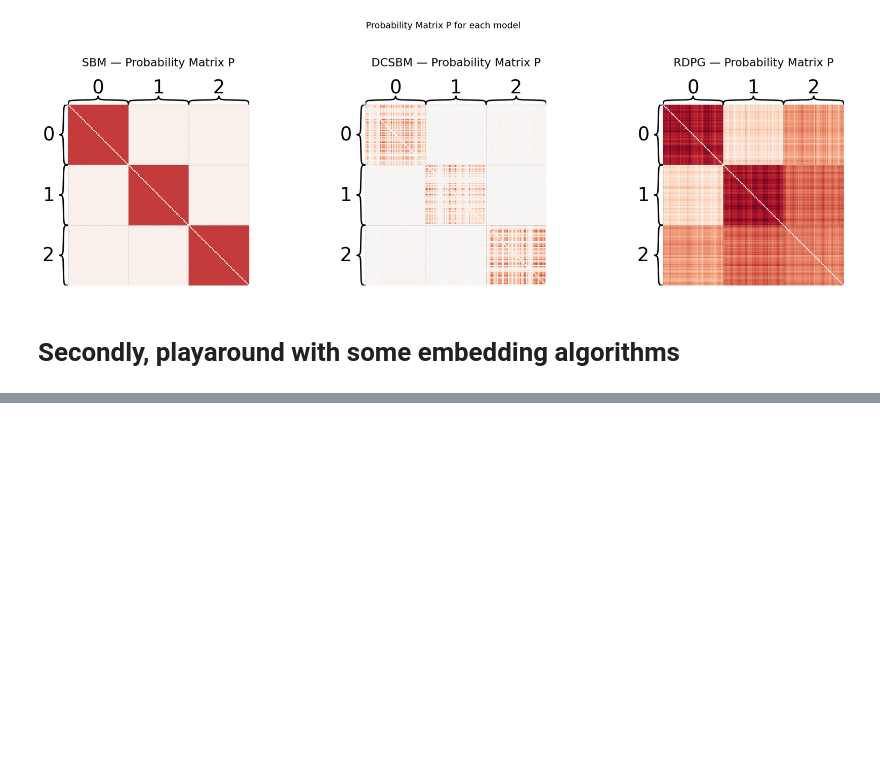
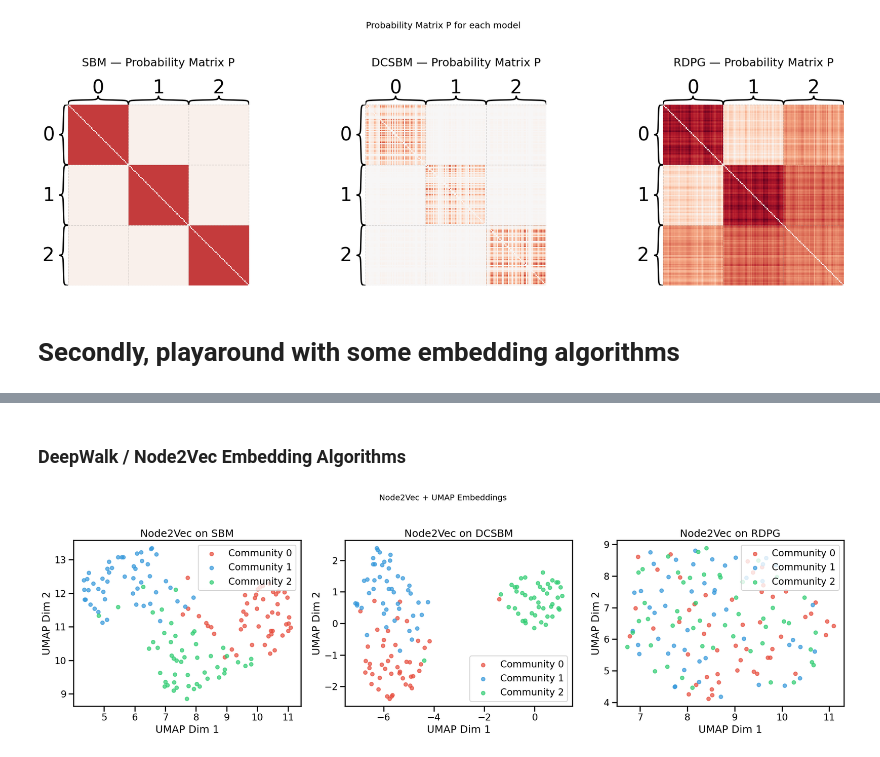
Before and after one commit to minhtrietcancode/universality_network_embeddings, a Jupyter notebook: week1_network_generate_embed/network_sbm_fam_embed.ipynb, the cells around one changed output, grey strips where cells are left out. Drawn from its saved outputs; the diff is of its cells as text; code cells hidden in the pictures; blank space fills up the shorter version.

```diff
--- a/week1_network_generate_embed/network_sbm_fam_embed.ipynb
+++ b/week1_network_generate_embed/network_sbm_fam_embed.ipynb
@@ -287,0 +328,63 @@ plt.show()
+# %% [markdown]
+### DeepWalk / Node2Vec Embedding Algorithms
+# %%
+from graspologic.embed import node2vec_embed
+from umap import UMAP
+
+# Apply Node2Vec to all 3 networks
+# Convert adjacency matrices to networkx graphs first
+G_sbm   = nx.from_numpy_array(A)
+G_dc    = nx.from_numpy_array(A_dc)
+G_rdpg  = nx.from_numpy_array(A_rdpg)
+
+# Run Node2Vec on all 3
+params = dict(
+    dimensions=16,
+    num_walks=10,
+    walk_length=20,
+    inout_hyperparameter=1.0,   # q: balance local vs global
+    return_hyperparameter=1.0,  # p: return probability
+    random_seed=42
+)
+
+emb_sbm,  ids_sbm  = node2vec_embed(G_sbm,  **params)
+emb_dc,   ids_dc   = node2vec_embed(G_dc,   **params)
+emb_rdpg, ids_rdpg = node2vec_embed(G_rdpg, **params)
+
+# UMAP to reduce from 16D to 2D for visualization
+umap = UMAP(n_components=2, metric='cosine', random_state=42)
+
+emb_sbm_2d  = umap.fit_transform(emb_sbm)
+emb_dc_2d   = umap.fit_transform(emb_dc)
+emb_rdpg_2d = umap.fit_transform(emb_rdpg)
+
+# Plot
+fig, axs = plt.subplots(1, 3, figsize=(20, 6))
+
+color_map = ['#e74c3c', '#3498db', '#2ecc71']
+datasets = [
+    (emb_sbm_2d,  ids_sbm,  labels,       'Node2Vec on SBM'),
+    (emb_dc_2d,   ids_dc,   labels_dc,    'Node2Vec on DCSBM'),
+    (emb_rdpg_2d, ids_rdpg, labels_rdpg,  'Node2Vec on RDPG'),
+]
+
+for i, (emb_2d, ids, labs, title) in enumerate(datasets):
+    # Reorder labels to match node_ids from node2vec
+    reordered_labels = np.array([labs[nid] for nid in ids])
+    for comm in range(3):
+        mask = reordered_labels == comm
+        axs[i].scatter(
+            emb_2d[mask, 0], emb_2d[mask, 1],
+            c=color_map[comm], label=f'Community {comm}',
+            alpha=0.7, s=40
+        )
+    axs[i].set_title(title)
+    axs[i].set_xlabel('UMAP Dim 1')
+    axs[i].set_ylabel('UMAP Dim 2')
+    axs[i].legend()
+
+plt.suptitle('Node2Vec + UMAP Embeddings', fontsize=14, y=1.02)
+plt.tight_layout()
+plt.show()
+# %% [output]
+[figure, added]
```
Also changed, not shown: parts of 2 cells of this notebook.
